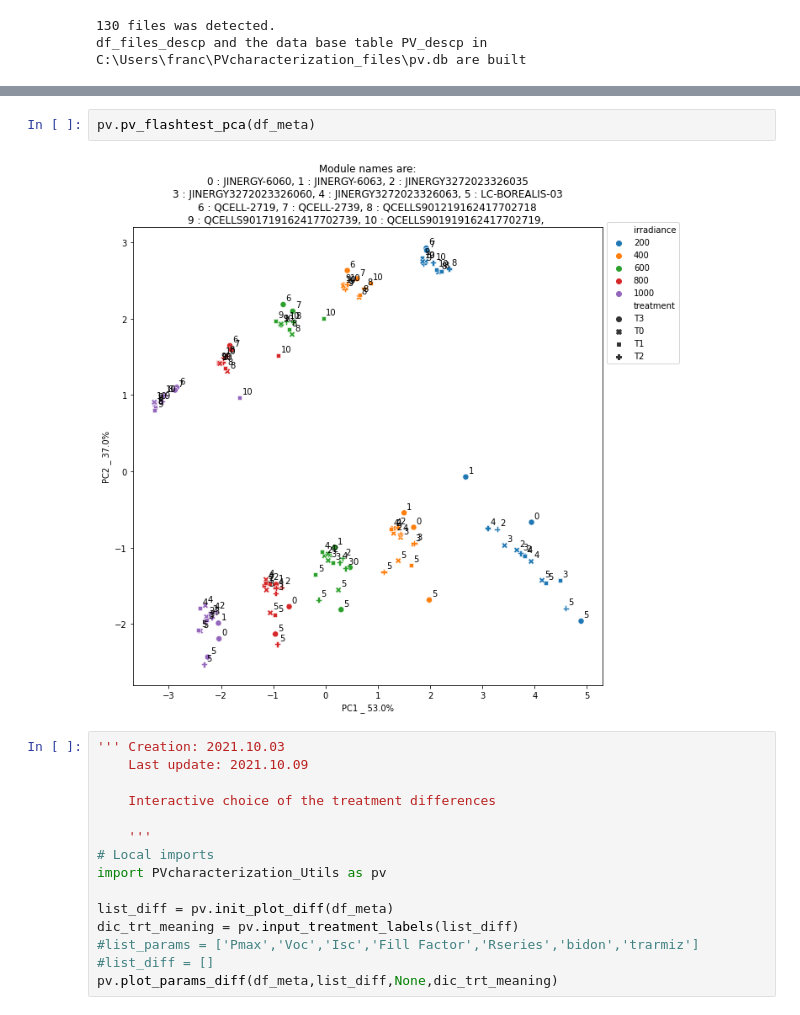
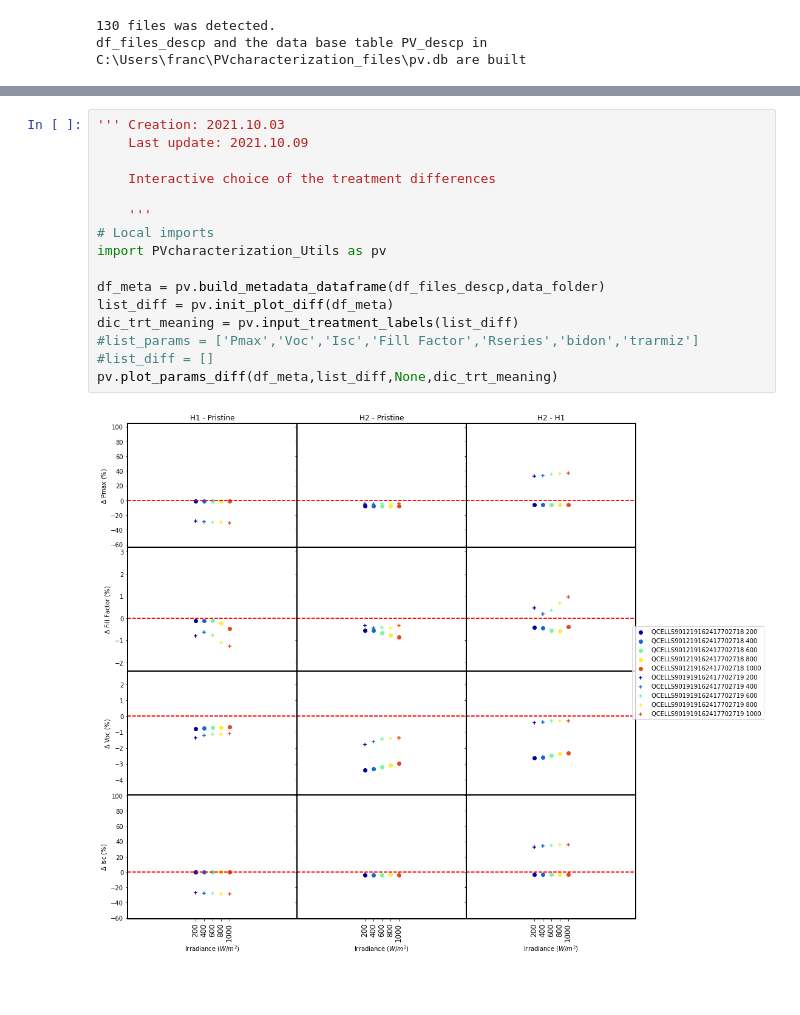
Before and after one commit to Bertin-fap/PVcharacterization, a Jupyter notebook: Module_aging.ipynb, the cells around one changed output, grey strips where cells are left out. Drawn from its saved outputs; the diff is of its cells as text; blank space fills up the shorter version.

Commit message:
add interactive pca plot

```diff
--- a/Module_aging.ipynb
+++ b/Module_aging.ipynb
@@ -107,22 +121,21 @@ df_meta.describe()
-# %%
-pv.pv_flashtest_pca(df_meta)
-# %% [output]
-[figure, removed]
 # %%
 ''' Creation: 2021.10.03
     Last update: 2021.10.09
 
     Interactive choice of the treatment differences
 
     '''
 # Local imports
 import PVcharacterization_Utils as pv
 
+df_meta = pv.build_metadata_dataframe(df_files_descp,data_folder)
 list_diff = pv.init_plot_diff(df_meta)
 dic_trt_meaning = pv.input_treatment_labels(list_diff)
 #list_params = ['Pmax','Voc','Isc','Fill Factor','Rseries','bidon','trarmiz']
 #list_diff = []
 pv.plot_params_diff(df_meta,list_diff,None,dic_trt_meaning)
+# %% [output]
+[figure, added]
 # %%
 ''' Creation: 2021.09.19
     Last update: 2021.10.14
```
Also changed, not shown: parts of 6 cells of this notebook, 4 other files.
